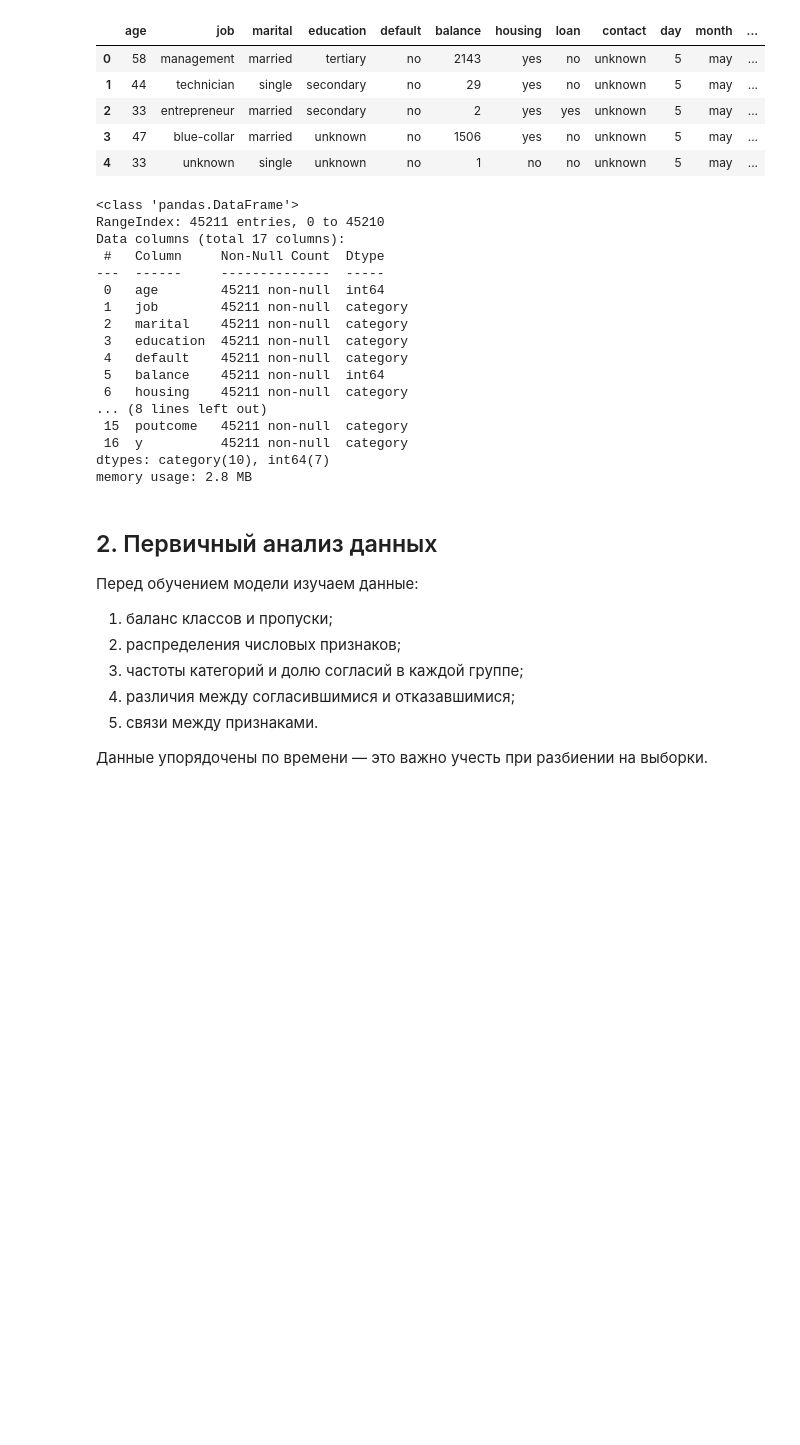
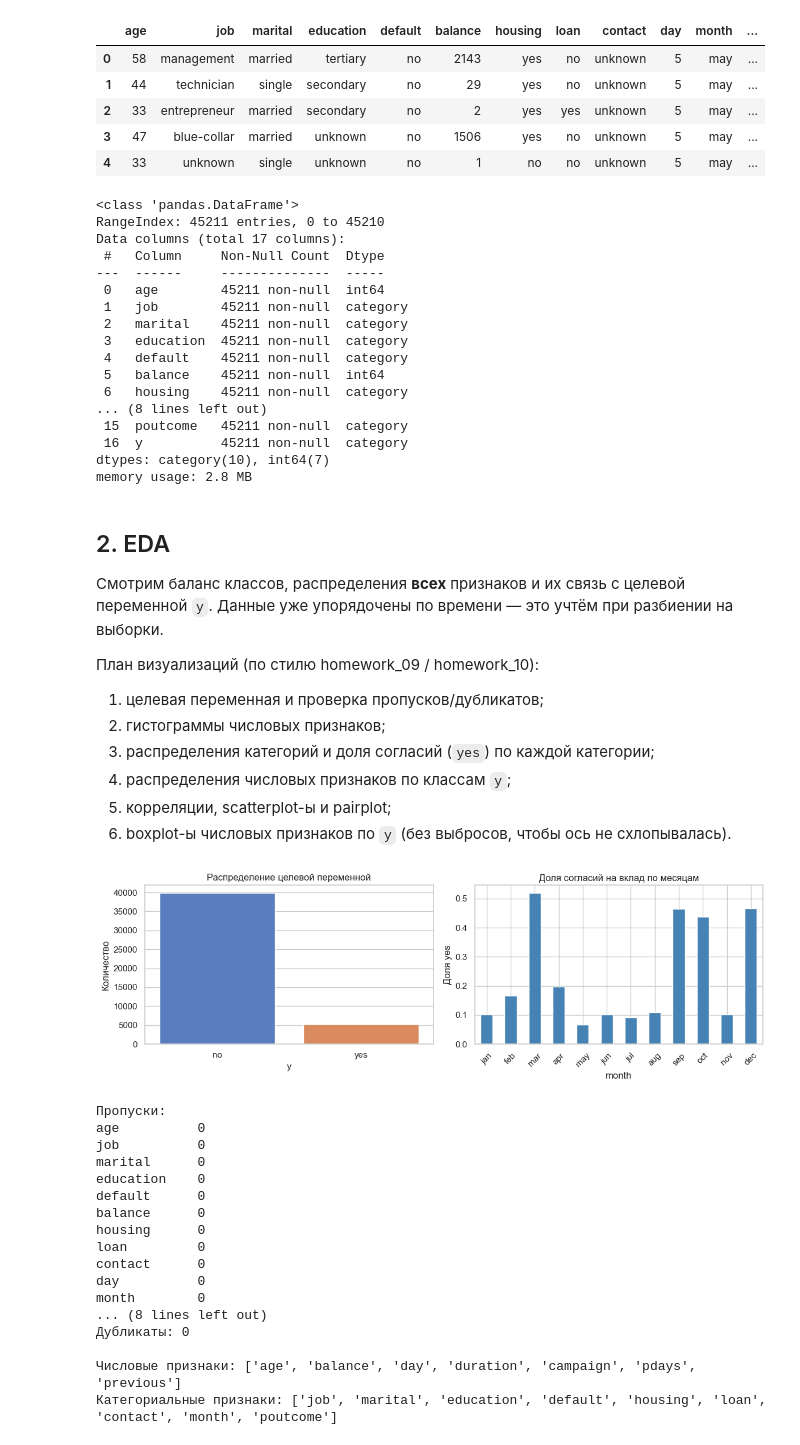
Before and after one commit to PolinaKarcheuskaya/ML-Basic, a Jupyter notebook: project/project.ipynb, the cells around one changed output. Saved outputs shown, nothing was run; the diff lists cells and outputs as text; code cells hidden in the pictures; blank space fills up the shorter version.

```diff
--- a/project/project.ipynb
+++ b/project/project.ipynb
@@ -97,22 +91,16 @@ plt.rcParams['figure.figsize'] = (10, 6)
 RANDOM_STATE = 42
 # %%
 def resolve_data_path(filename: str = 'bank.arff') -> Path:
-    """Ищем bank.arff рядом с ноутбуком и в типичных путях репозитория."""
     candidates = []
 
-    # Cursor / VS Code знают путь к открытому .ipynb
     for key in ('__vsc_ipynb_file__', '__file__'):
         ref = globals().get(key)
         if ref:
             candidates.append(Path(ref).resolve().parent / filename)
 
     cwd = Path.cwd()
-    candidates.extend([
-        cwd / filename,
-        cwd / 'project' / filename,
-    ])
+    candidates.extend([cwd / filename, cwd / 'project' / filename])
 
-    # Поднимаемся по дереву каталогов (если cwd не там, где ожидаем)
     for parent in [cwd, *cwd.parents]:
         candidates.append(parent / filename)
         candidates.append(parent / 'project' / filename)
@@ -131,14 +119,10 @@ def resolve_data_path(filename: str = 'bank.arff') -> Path:
         if resolved.exists():
             return resolved
 
-    msg = (
-        f'Файл {filename} не найден.\n'
-        f'Текущая папка ядра: {cwd}\n'
-        'Убедитесь, что в репозитории есть project/bank.arff '
-        '(git pull / git lfs pull, если используете LFS).\n'
-        'Проверенные пути:\n' + '\n'.join(f'  - {p}' for p in checked[:12])
+    raise FileNotFoundError(
+        f'Файл {filename} не найден. Текущая папка: {cwd}. '
+        'Проверьте, что в репозитории есть project/bank.arff.'
     )
-    raise FileNotFoundError(msg)
 
 
 DATA_PATH = resolve_data_path()
@@ -172,14 +156,11 @@ CATEGORICAL_COLUMNS = [
 raw_data, _ = arff.loadarff(DATA_PATH)
 df = pd.DataFrame(raw_data)
 
-# В ARFF строковые значения приходят как bytes — декодируем.
 for col in df.columns:
     if df[col].dtype == object:
         df[col] = df[col].str.decode('utf-8')
 
 df = df.rename(columns=COLUMN_NAMES)
-
-# Class в ARFF: 1 = no, 2 = yes
 df['y'] = df['y'].map({'1': 'no', '2': 'yes'})
 
 for col in CATEGORICAL_COLUMNS:
@@ -223,49 +206,69 @@ Data columns (total 17 columns):
 dtypes: category(10), int64(7)
 memory usage: 2.8 MB
 # %% [markdown]
-## 2. Первичный анализ данных
+## 2. EDA
 
-Перед обучением модели изучаем данные:
+Смотрим баланс классов, распределения **всех** признаков и их связь с целевой переменной `y`.
+Данные уже упорядочены по времени — это учтём при разбиении на выборки.
 
-1. баланс классов и пропуски;
-2. распределения числовых признаков;
-3. частоты категорий и долю согласий в каждой группе;
-4. различия между согласившимися и отказавшимися;
-5. связи между признаками.
-
-Данные упорядочены по времени — это важно учесть при разбиении на выборки.
+План визуализаций (по стилю homework_09 / homework_10):
+1. целевая переменная и проверка пропусков/дубликатов;
+2. гистограммы числовых признаков;
+3. распределения категорий и доля согласий (`yes`) по каждой категории;
+4. распределения числовых признаков по классам `y`;
+5. корреляции, scatterplot-ы и pairplot;
+6. boxplot-ы числовых признаков по `y` (без выбросов, чтобы ось не схлопывалась).
 # %%
 cat_cols = [
     'job', 'marital', 'education', 'default', 'housing', 'loan',
     'contact', 'month', 'poutcome',
 ]
 num_cols = ['age', 'balance', 'day', 'duration', 'campaign', 'pdays', 'previous']
 month_order = ['jan', 'feb', 'mar', 'apr', 'may', 'jun', 'jul', 'aug', 'sep', 'oct', 'nov', 'dec']
 
 fig, axes = plt.subplots(1, 2, figsize=(12, 4))
 
 y_counts = df['y'].value_counts()
 sns.barplot(x=y_counts.index.astype(str), y=y_counts.values, ax=axes[0], palette='muted')
 axes[0].set_title('Распределение целевой переменной')
 axes[0].set_xlabel('y')
 axes[0].set_ylabel('Количество')
 
 conversion_by_month = df.groupby('month', observed=True)['y'].apply(lambda s: (s == 'yes').mean())
 conversion_by_month = conversion_by_month.reindex(month_order)
 conversion_by_month.plot(kind='bar', ax=axes[1], color='steelblue')
 axes[1].set_title('Доля согласий на вклад по месяцам')
 axes[1].set_xlabel('month')
-axes[1].set_ylabel('Доля согласий')
+axes[1].set_ylabel('Доля yes')
 axes[1].tick_params(axis='x', rotation=45)
 
 plt.tight_layout()
 plt.show()
 
 print('Пропуски:')
 print(df.isna().sum())
 print('\nДубликаты:', df.duplicated().sum())
 print('\nЧисловые признаки:', num_cols)
 print('Категориальные признаки:', cat_cols)
+# %% [output]
+[figure, added]
+Пропуски:
+age          0
+job          0
+marital      0
+education    0
+default      0
+balance      0
+housing      0
+loan         0
+contact      0
+day          0
+month        0
+... (8 lines left out)
+Дубликаты: 0
+
+Числовые признаки: ['age', 'balance', 'day', 'duration', 'campaign', 'pdays', 'previous']
+Категориальные признаки: ['job', 'marital', 'education', 'default', 'housing', 'loan', 'contact', 'month', 'poutcome']
 # %%
 fig, axes = plt.subplots(2, 4, figsize=(16, 8))
 for ax, col in zip(axes.ravel(), num_cols):
```
Also changed, not shown: parts of 27 cells of this notebook.
